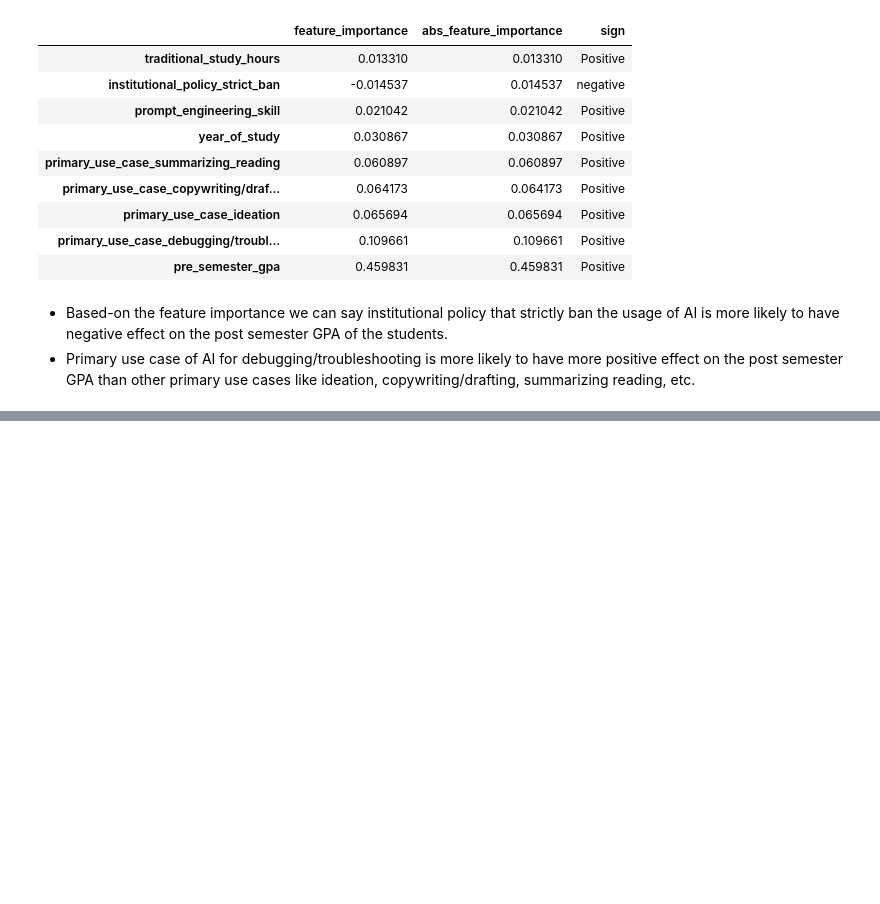
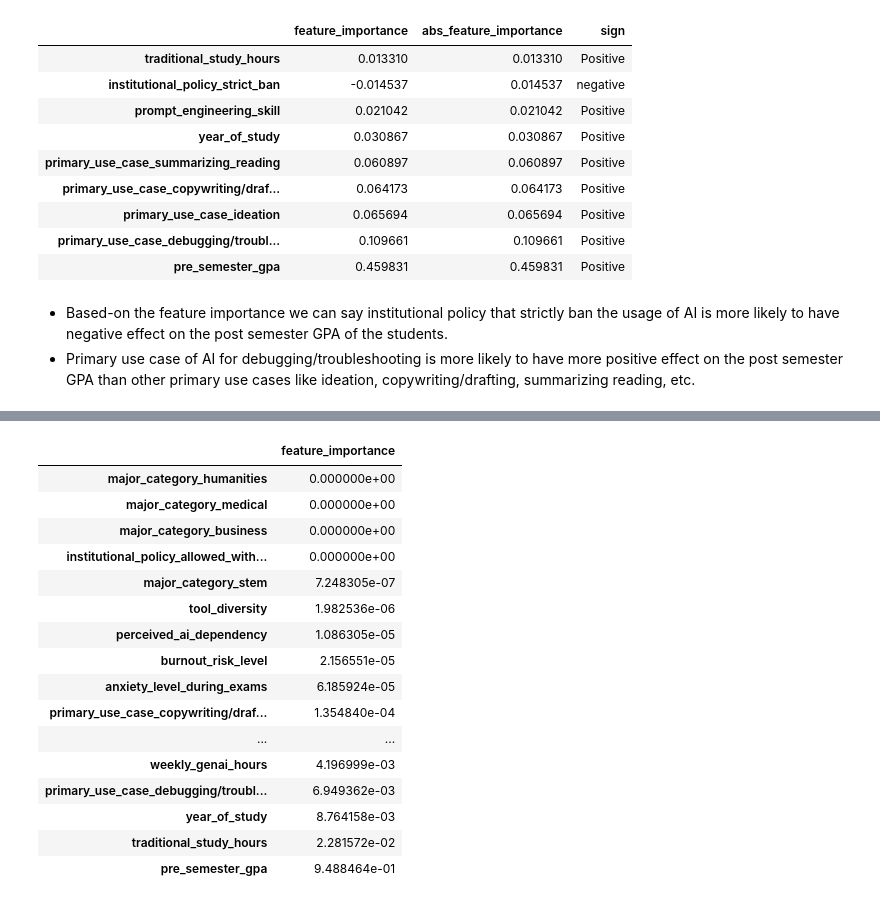
Before and after one commit to Erfan-Taherirani/Applied-ML-Lab, a Jupyter notebook: core_ml/regression/impact_of_ai_on_students/notebooks/modeling.ipynb, the cells around one changed output, grey strips where cells are left out. Drawn from its saved outputs; the diff is of its cells as text; code cells hidden in the pictures; blank space fills up the shorter version.

```diff
--- a/core_ml/regression/impact_of_ai_on_students/notebooks/modeling.ipynb
+++ b/core_ml/regression/impact_of_ai_on_students/notebooks/modeling.ipynb
@@ -194,0 +216,26 @@ from sklearn.ensemble import ExtraTreesRegressor, GradientBoostingRegressor, His
+# %%
+gradient_boost_importances = pd.DataFrame(
+	data=gradient_boost.feature_importances_,
+    index=data['features'],
+    columns=["feature_importance"]
+).sort_values(by="feature_importance")
+
+gradient_boost_importances
+# %% [output]
+|  | feature_importance |
+| major_category_humanities | 0.000000e+00 |
+| major_category_medical | 0.000000e+00 |
+| major_category_business | 0.000000e+00 |
+| institutional_policy_allowed_with... | 0.000000e+00 |
+| major_category_stem | 7.248305e-07 |
+| tool_diversity | 1.982536e-06 |
+| perceived_ai_dependency | 1.086305e-05 |
+| burnout_risk_level | 2.156551e-05 |
+| anxiety_level_during_exams | 6.185924e-05 |
+| primary_use_case_copywriting/draf... | 1.354840e-04 |
+| ... | ... |
+| weekly_genai_hours | 4.196999e-03 |
+| primary_use_case_debugging/troubl... | 6.949362e-03 |
+| year_of_study | 8.764158e-03 |
+| traditional_study_hours | 2.281572e-02 |
+| pre_semester_gpa | 9.488464e-01 |
```
Also changed, not shown: parts of 21 cells of this notebook, 7 other files.
